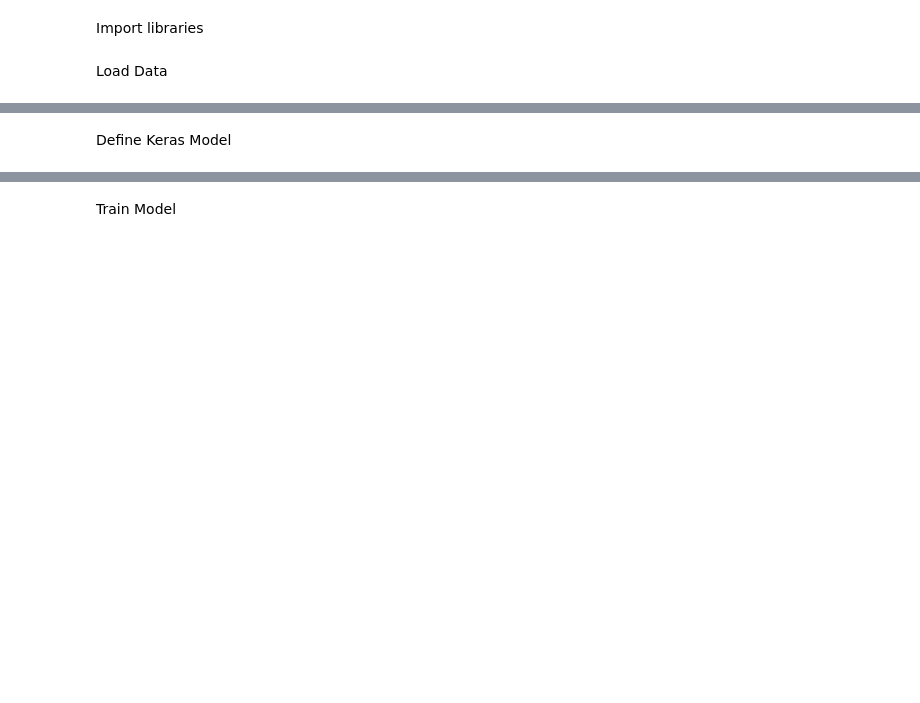
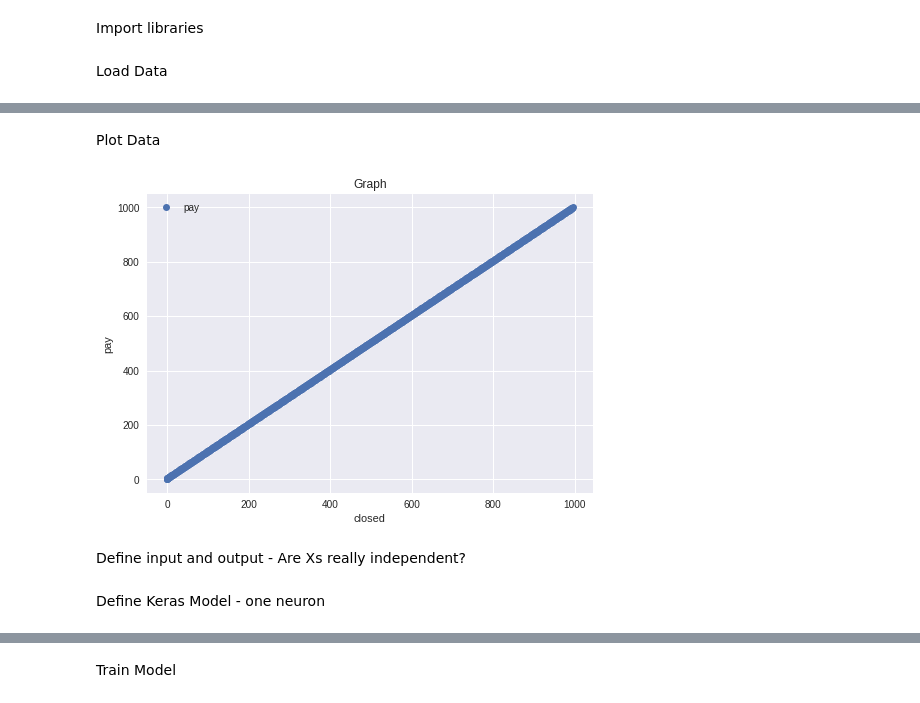
Before and after one commit to RazvanPorojan/metal_python, a Jupyter notebook: Recruitment_Fee_Calculator.ipynb, the cells around one changed output, grey strips where cells are left out. Drawn from its saved outputs; the diff is of its cells as text; code cells hidden in the pictures; blank space fills up the shorter version.

```diff
--- a/Recruitment_Fee_Calculator.ipynb
+++ b/Recruitment_Fee_Calculator.ipynb
@@ -49,3 +52,13 @@ data.describe()
+# %% [markdown]
+Plot Data
+# %%
+data.plot(x='closed', y='pay', style='o')
+plt.title('Graph')
+plt.xlabel('closed')
+plt.ylabel('pay')
+plt.show()
+# %% [output]
+[figure, added]
 # %%
 class TrainingPlot(keras.callbacks.Callback):
 
@@ -92,3 +105,5 @@ class TrainingPlot(keras.callbacks.Callback):
             plt.show()
 
 plot_losses = TrainingPlot()
+# %% [markdown]
+Define input and output - Are Xs really independent?
@@ -95,5 +116,5 @@ plot_losses = TrainingPlot()
 # %% [markdown]
-Define Keras Model
+Define Keras Model - one neuron
 # %%
 #model = tf.keras.Sequential([keras.layers.Dense(units=1, input_shape=[4])])
 #model.compile(optimizer='sgd', loss='mean_squared_error')
```
Also changed, not shown: parts of 22 cells of this notebook.
